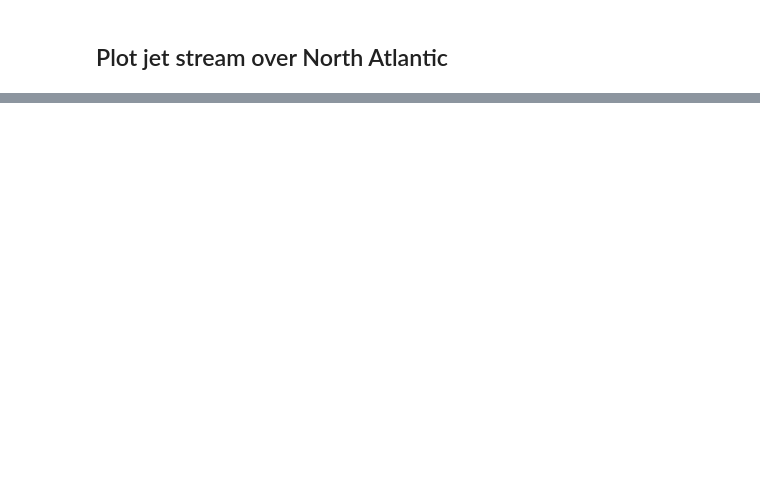
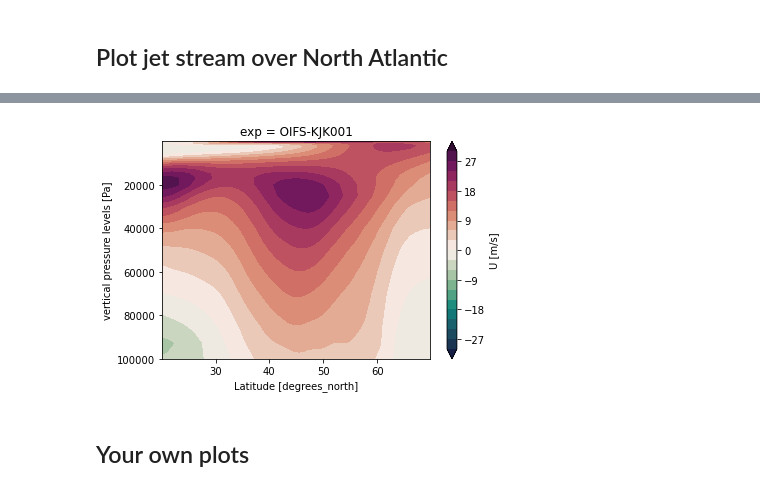
Before and after one commit to joakimkjellsson/climMEMODEL_project, a Jupyter notebook: Plot_OpenIFS_climMEMODEL.ipynb, the cells around one changed output, grey strips where cells are left out. Cells and saved outputs as stored; diff of their text form; code cells hidden in the pictures; blank space fills up the shorter version.

```diff
--- a/Plot_OpenIFS_climMEMODEL.ipynb
+++ b/Plot_OpenIFS_climMEMODEL.ipynb
@@ -112,9 +161,14 @@ for i, _ds in enumerate(ds_all):
     # Select zonal wind
     # over North Atlantic (60W-0E, 20-70N)
     # take zonal and time mean
-    _ds['u'].sel(lon=slice(300,360)).sel(lat=slice(20,70)).mean('lon').mean('time')
-    _ds.coords['exp'] = expnames[i]
+    # Compute now, so we dont need to do it again
+    _u = _ds['u'].sel(lon=slice(300,360)).sel(lat=slice(20,70)).mean('lon').mean('time').compute()
 
-    jet_list.append(_ds)
+    # Select zonal wind
+    #_u = _ds['u'].sel(pv_levels=2e-6).mean('time')
+
+    _u.coords['exp'] = expnames[i]
+
+    jet_list.append(_u)
 
 ds_jet = xr.concat(jet_list, dim='exp')
@@ -121,4 +203,29 @@ ds_jet = xr.concat(jet_list, dim='exp')
 # %%
-ds_mean.plot(x='lat',y='pressure_levels',col='exp',col_wrap=2,
-             cmap=cmocean.cm.curl,
-             cbar_kwargs={'label': 'U [m/s]'})
+# Set colourmap, levels and label
+cmap = cmocean.cm.curl
+levels = np.linspace(-30,30,21)
+cw = {'label': 'U [m/s]'}
+
+if len(expnames) == 1:
+
+    fig, ax = plt.subplots(1,1)
+    ds_jet.isel(exp=0).plot.contourf(x='lat', y='pressure_levels',
+                                     cmap=cmap,
+                                     levels=levels,
+                                     extend='both',
+                                     cbar_kwargs=cw)
+    ax.invert_yaxis()
+
+else:
+    p, = ds_jet.plot.contourf(x='lat',y='pressure_levels',col='exp',col_wrap=2,
+                              cmap=cmap,
+                              levels=levels,
+                              extend='both',
+                              cbar_kwargs=cw)
+
+    for ax in p.ax.flat:
+        ax.invert_yaxis()
+# %% [output]
+[figure, added]
+# %% [markdown]
+## Your own plots
```
Also changed, not shown: parts of 6 cells of this notebook.
